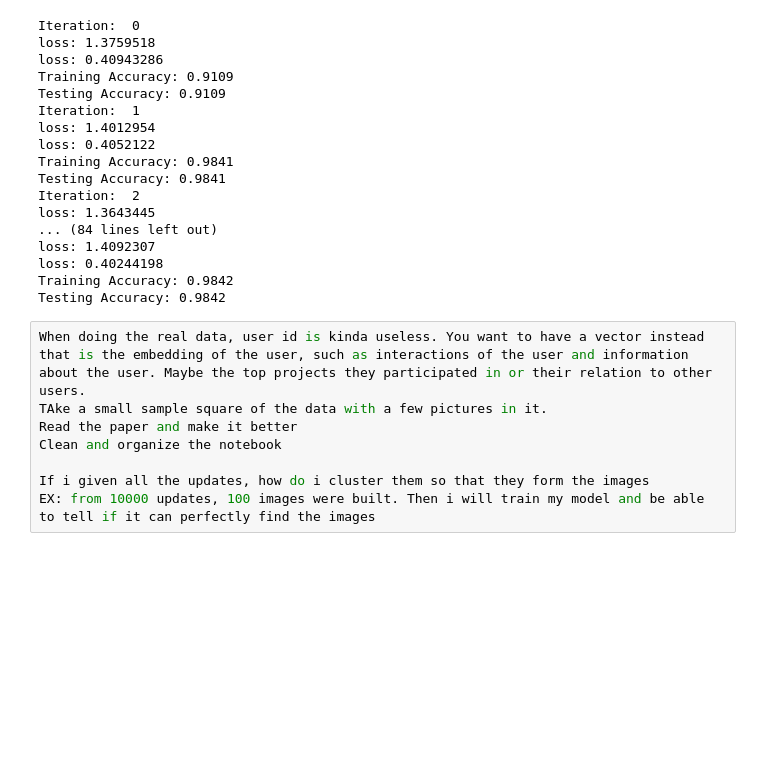
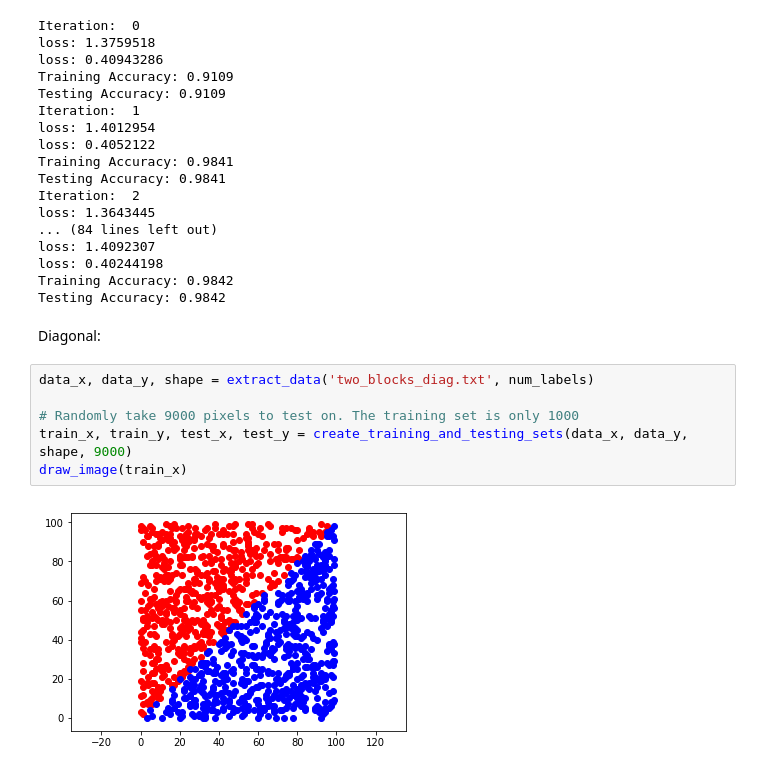
Before and after one commit to shudaniel/tensorflow_practice, a Jupyter notebook: Tensorflow practice.ipynb, the cells around one changed output. Cells and saved outputs as stored; diff of their text form; blank space fills up the shorter version.

```diff
--- a/Tensorflow practice.ipynb
+++ b/Tensorflow practice.ipynb
@@ -220,11 +220,13 @@ loss: 1.4092307
 loss: 0.40244198
 Training Accuracy: 0.9842
 Testing Accuracy: 0.9842
-# %%
-When doing the real data, user id is kinda useless. You want to have a vector instead that is the embedding of the user, such as interactions of the user and information about the user. Maybe the top projects they participated in or their relation to other users.
-TAke a small sample square of the data with a few pictures in it.
-Read the paper and make it better
-Clean and organize the notebook
-
-If i given all the updates, how do i cluster them so that they form the images
-EX: from 10000 updates, 100 images were built. Then i will train my model and be able to tell if it can perfectly find the images
+# %% [markdown]
+Diagonal:
+# %%
+data_x, data_y, shape = extract_data('two_blocks_diag.txt', num_labels)
+
+# Randomly take 9000 pixels to test on. The training set is only 1000
+train_x, train_y, test_x, test_y = create_training_and_testing_sets(data_x, data_y, shape, 9000)
+draw_image(train_x)
+# %% [output]
+[figure, added]
```
Also changed, not shown: parts of 12 cells of this notebook.
